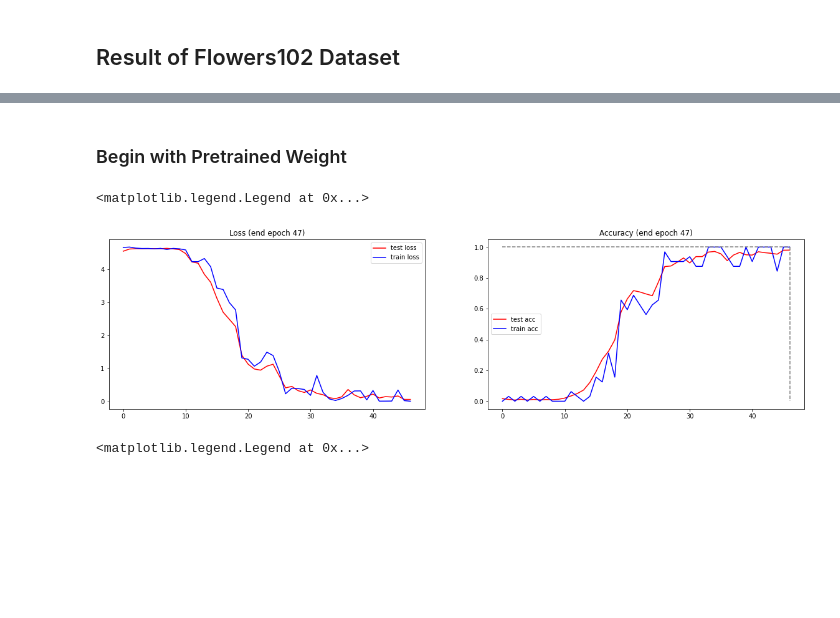
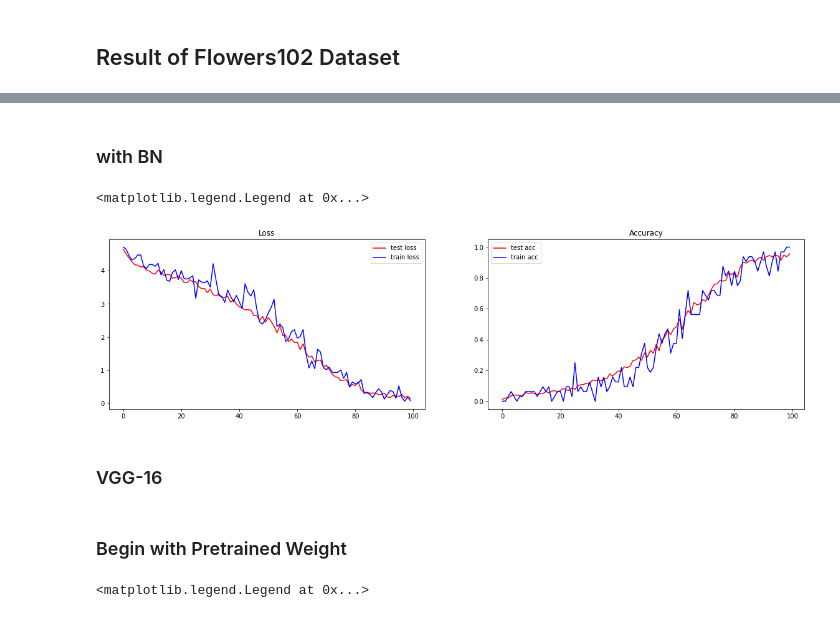
Before and after one commit to Kchanghun/Deeplearning_Basic, a Jupyter notebook: Torch/Model/VGGNet.ipynb, the cells around one changed output, grey strips where cells are left out. Cells and saved outputs as stored; diff of their text form; code cells hidden in the pictures; blank space fills up the shorter version.

```diff
--- a/Torch/Model/VGGNet.ipynb
+++ b/Torch/Model/VGGNet.ipynb
@@ -332,22 +351,24 @@ test  loss: 4.625208, test acc: 0.98
+# %% [markdown]
+### with BN
+# %%
+fig = plt.figure(figsize=(20,5))
+ax = fig.add_subplot(1,2,1)
+ax.set_title('Loss')
+ax.plot(test_loss,'-r',label='test loss')
+ax.plot(train_loss,'-b',label='train loss')
+ax.legend()
+ax = fig.add_subplot(1,2,2)
+ax.set_title('Accuracy')
+ax.plot(test_acc,'-r',label='test acc')
+ax.plot(train_acc,'-b',label='train acc')
+ax.legend()
+# %% [output]
+<matplotlib.legend.Legend at 0x...>
+[figure, added]
+# %% [markdown]
+### VGG-16
 # %% [markdown]
 ### Begin with Pretrained Weight
-# %%
-fig = plt.figure(figsize=(20,5))
-ax = fig.add_subplot(1,2,1)
-ax.set_title('Loss (end epoch 47)')
-ax.plot(test_loss,'-r',label='test loss')
-ax.plot(train_loss,'-b',label='train loss')
-ax.legend()
-ax = fig.add_subplot(1,2,2)
-ax.set_title('Accuracy (end epoch 47)')
-ax.plot(test_acc,'-r',label='test acc')
-ax.plot(train_acc,'-b',label='train acc')
-ax.plot([0,46],[1,1],'--',color='gray')
-ax.plot([46,46],[1,0],'--',color='gray')
-ax.legend()
-# %% [output]
-<matplotlib.legend.Legend at 0x...>
-[figure, removed]
 # %%
 fig = plt.figure(figsize=(20,5))
 ax = fig.add_subplot(1,2,1)
```
Also changed, not shown: parts of 10 cells of this notebook.
